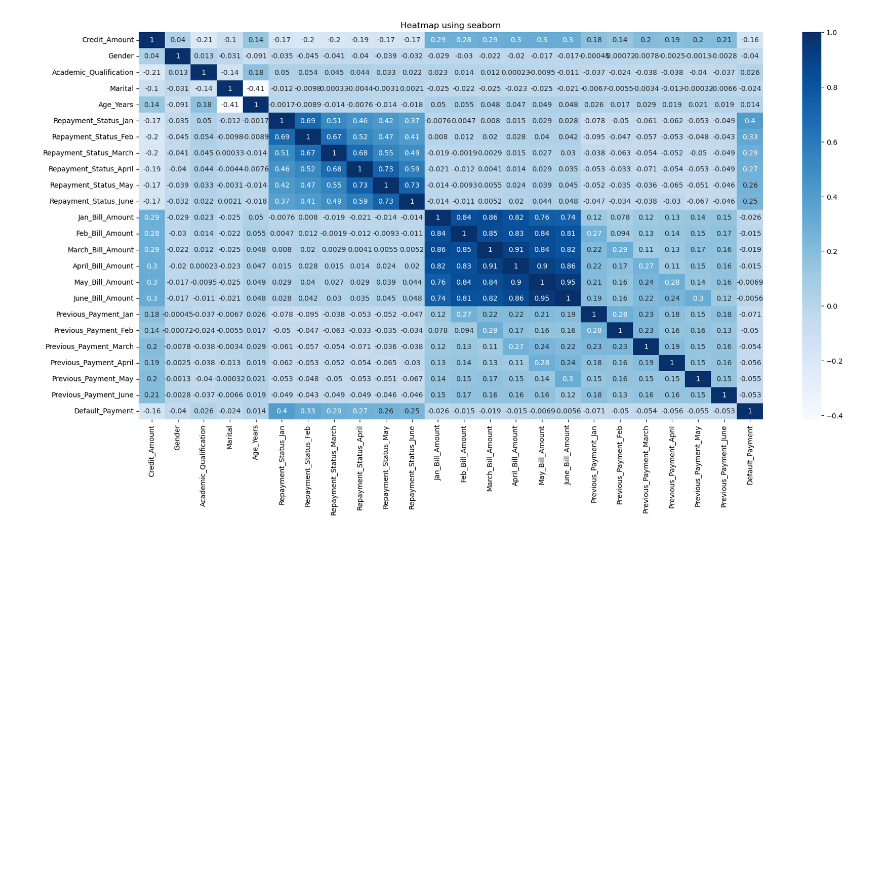
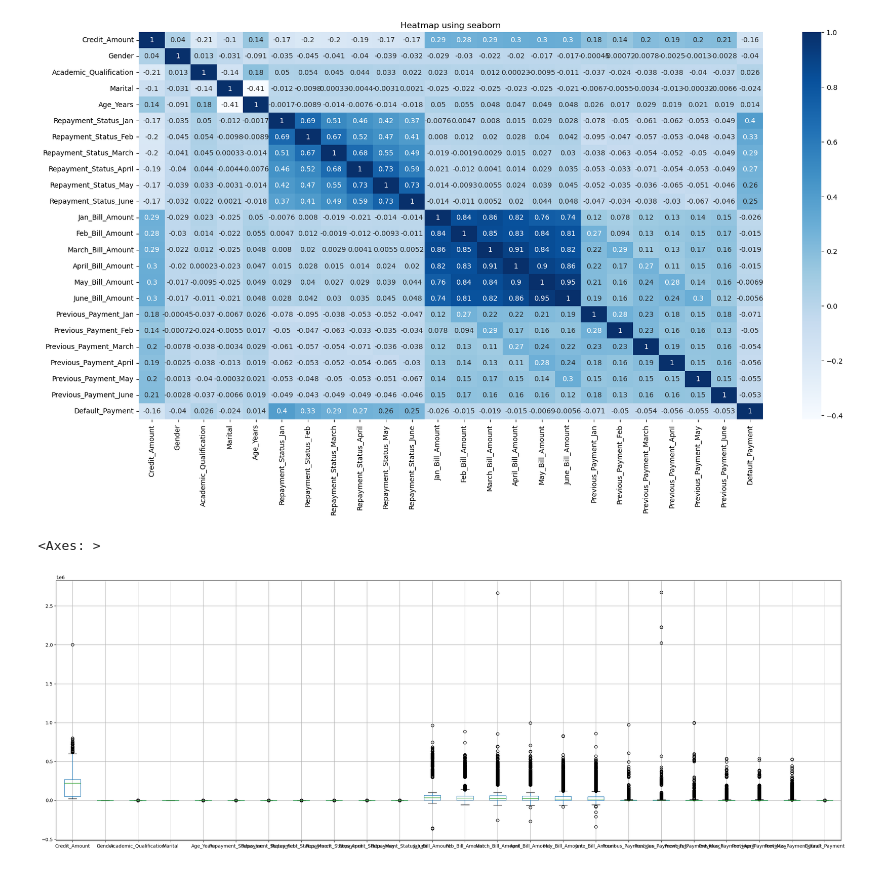
Before and after one commit to iamanuja/python-notes, a Jupyter notebook: BankCreditCard.ipynb, the cells around one changed output. Saved outputs shown, nothing was run; the diff lists cells and outputs as text; code cells hidden in the pictures; blank space fills up the shorter version.

```diff
--- a/BankCreditCard.ipynb
+++ b/BankCreditCard.ipynb
@@ -89,3 +89,8 @@ plt.title("Heatmap using seaborn")
 plt.show()
 # %% [output]
 [figure]
+# %%
+df.boxplot(figsize=(30,10))
+# %% [output]
+<Axes: >
+[figure, added]
```
Also changed, not shown: parts of 102 cells of this notebook, 5 other files.
